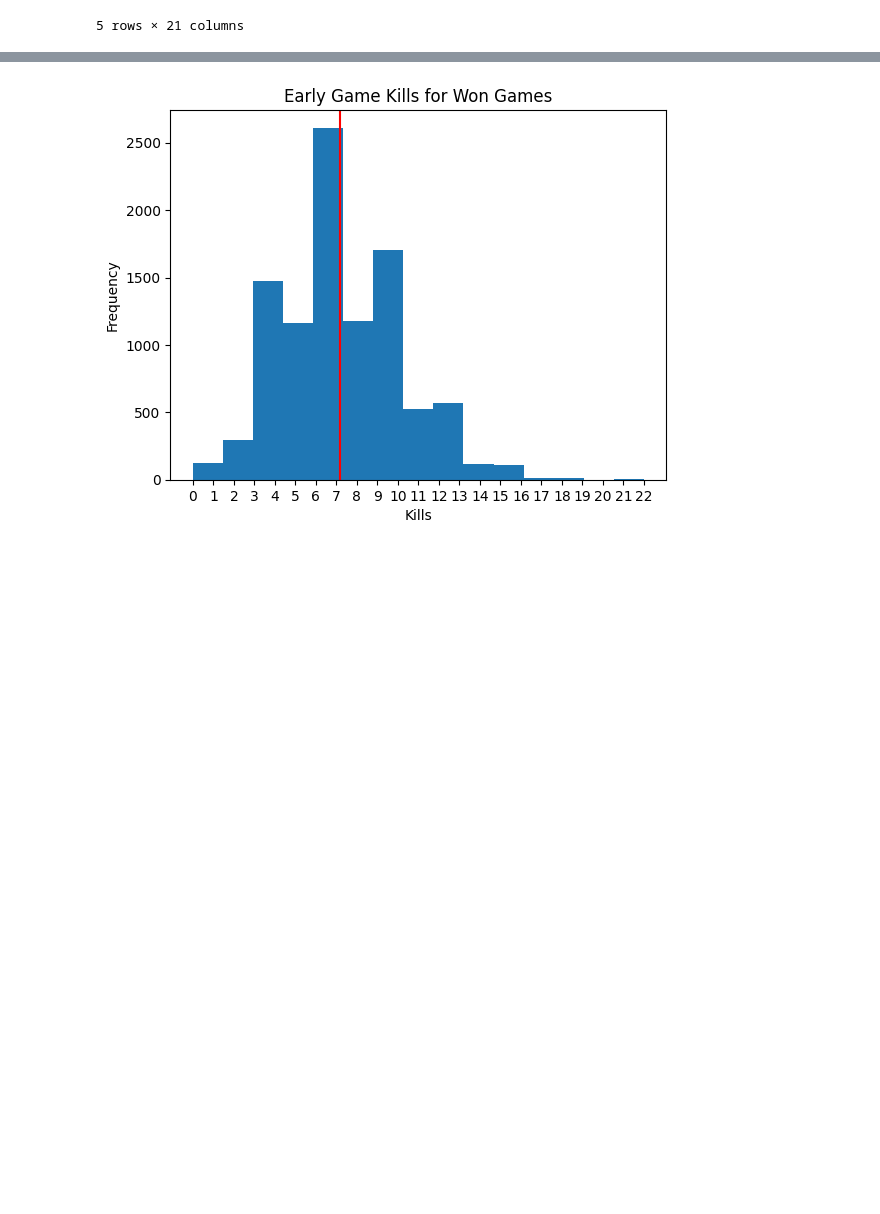
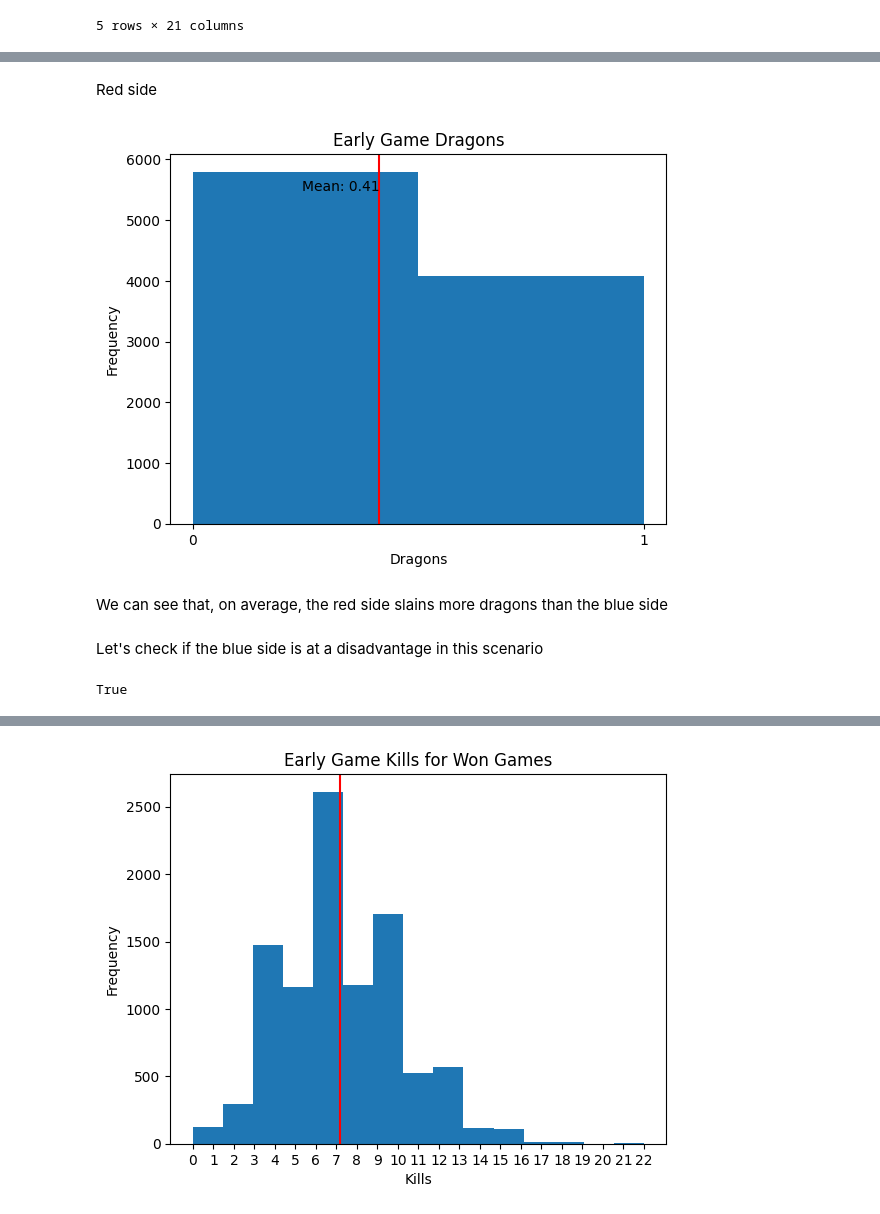
Before and after one commit to mairovitzmario/league_games_analysis, a Jupyter notebook: analysis.ipynb, the cells around one changed output, grey strips where cells are left out. Cells and saved outputs as stored; diff of their text form; code cells hidden in the pictures; blank space fills up the shorter version.

```diff
--- a/analysis.ipynb
+++ b/analysis.ipynb
@@ -139,0 +194,10 @@ data.head()
+# %% [markdown]
+Red side
+# %%
+bar_plot_parameter(red_df, 'Dragons', bins=2)
+# %% [output]
+[figure, added]
+# %% [markdown]
+We can see that, on average, the red side slains more dragons than the blue side
+# %% [markdown]
+Let's check if the blue side is at a disadvantage in this scenario
@@ -139,0 +215,4 @@ data.head()
+# %%
+z < z_critical
+# %% [output]
+True
```
Also changed, not shown: parts of 56 cells of this notebook.
